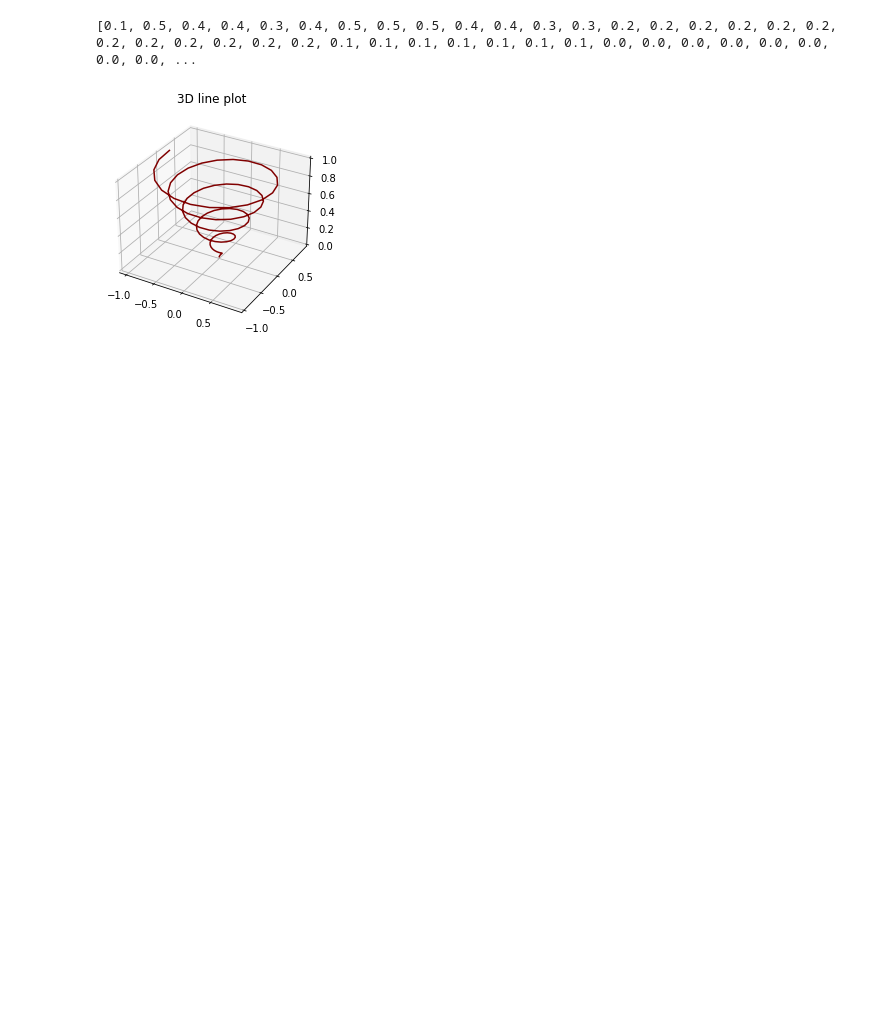
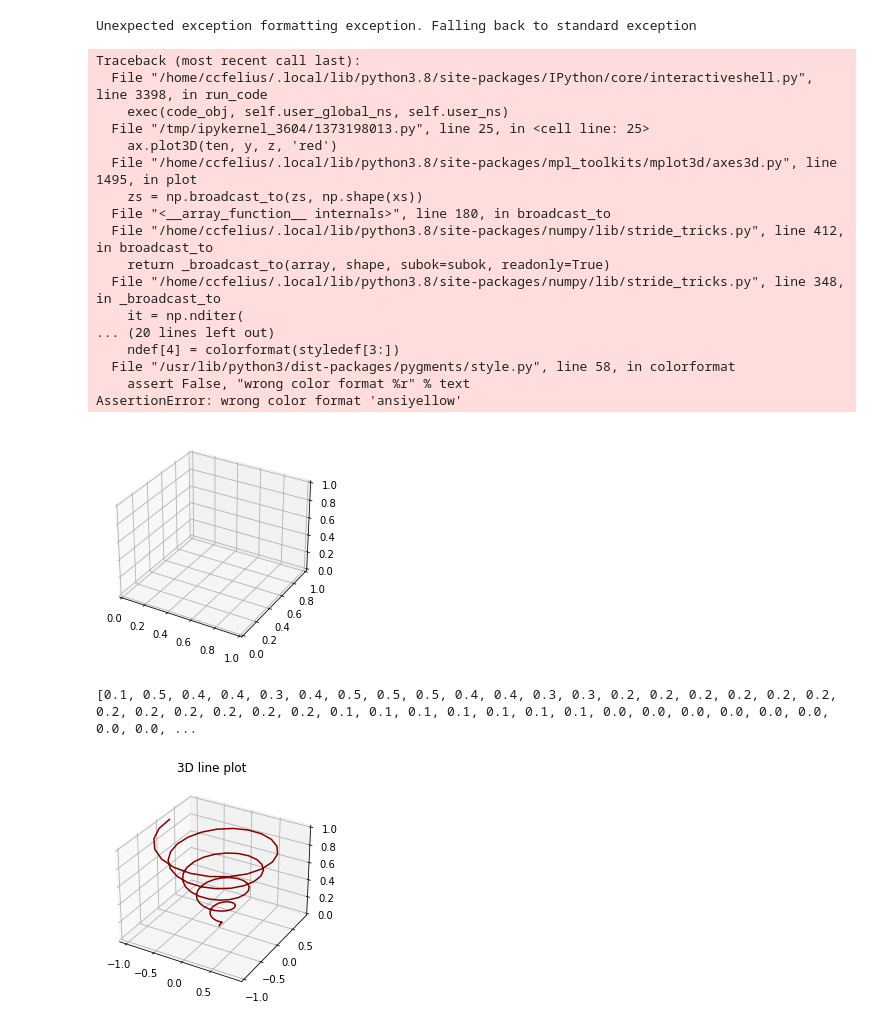
Before and after one commit to vdesgrange/css-2022, a Jupyter notebook: iod.ipynb, the cells around one changed output. Cells and saved outputs as stored; diff of their text form; code cells hidden in the pictures; blank space fills up the shorter version.

```diff
--- a/iod.ipynb
+++ b/iod.ipynb
@@ -112,3 +134,60 @@ ts_iod_10_ER_6_1.csv
+# %%
+# importing numpy package
+import numpy as np
+
+# importing matplotlib package
+import matplotlib.pyplot as plt
+
+# importing mplot3d from
+# mpl_toolkits
+from mpl_toolkits import mplot3d
+
+# creating an empty canvas
+fig = plt.figure()
+
+# defining the axes with the projection
+# as 3D so as to plot 3D graphs
+ax = plt.axes(projection="3d")
+
+# creating a wide range of points x,y,z
+x=[0,1,2,3,4,5,6]
+y=[0,1,4,9,16,25,36]
+z=[0,1,4,9,16,25,36]
+
+# plotting a 3D line graph with X-coordinate,
+# Y-coordinate and Z-coordinate respectively
+ax.plot3D(ten, y, z, 'red')
+
+# plotting a scatter plot with X-coordinate,
+# Y-coordinate and Z-coordinate respectively
+# and defining the points color as cividis
+# and defining c as z which basically is a
+# defination of 2D array in which rows are RGB
+#or RGBA
+ax.scatter3D(x, y, z, c=z, cmap='cividis');
+
+# Showing the above plot
+plt.show()
+# %% [output]
+Unexpected exception formatting exception. Falling back to standard exception
+Traceback (most recent call last):
+  File "/home/ccfelius/.local/lib/python3.8/site-packages/IPython/core/interactiveshell.py", line 3398, in run_code
+    exec(code_obj, self.user_global_ns, self.user_ns)
+  File "/tmp/ipykernel_3604/1373198013.py", line 25, in <cell line: 25>
+    ax.plot3D(ten, y, z, 'red')
+  File "/home/ccfelius/.local/lib/python3.8/site-packages/mpl_toolkits/mplot3d/axes3d.py", line 1495, in plot
+    zs = np.broadcast_to(zs, np.shape(xs))
+  File "<__array_function__ internals>", line 180, in broadcast_to
+  File "/home/ccfelius/.local/lib/python3.8/site-packages/numpy/lib/stride_tricks.py", line 412, in broadcast_to
+    return _broadcast_to(array, shape, subok=subok, readonly=True)
+  File "/home/ccfelius/.local/lib/python3.8/site-packages/numpy/lib/stride_tricks.py", line 348, in _broadcast_to
+    it = np.nditer(
+... (20 lines left out)
+    ndef[4] = colorformat(styledef[3:])
+  File "/usr/lib/python3/dist-packages/pygments/style.py", line 58, in colorformat
+    assert False, "wrong color format %r" % text
+AssertionError: wrong color format 'ansiyellow'
+[figure, added]
 # %%
 for s in r:
     print(s)
```
Also changed, not shown: parts of 6 cells of this notebook, 31 other files.
